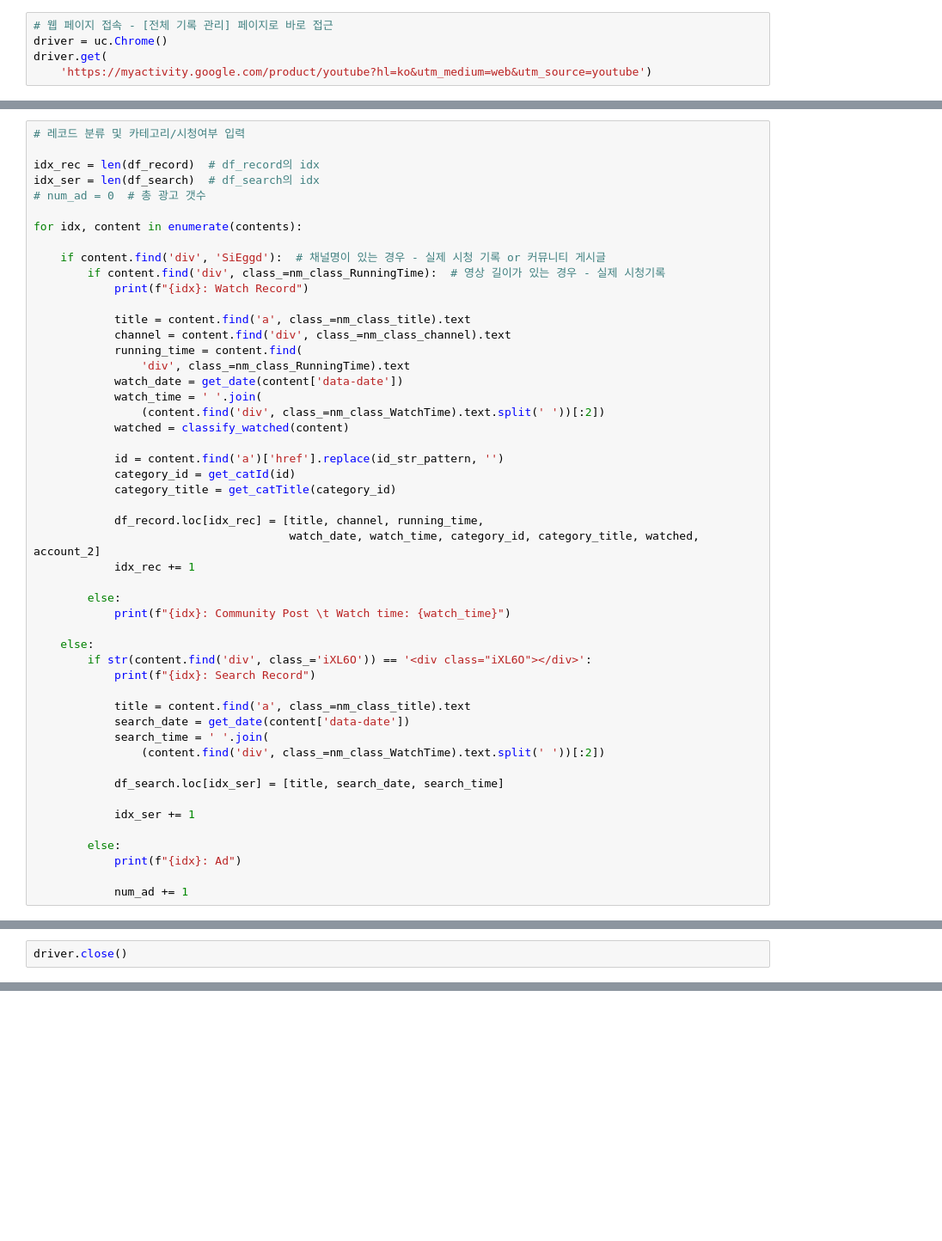
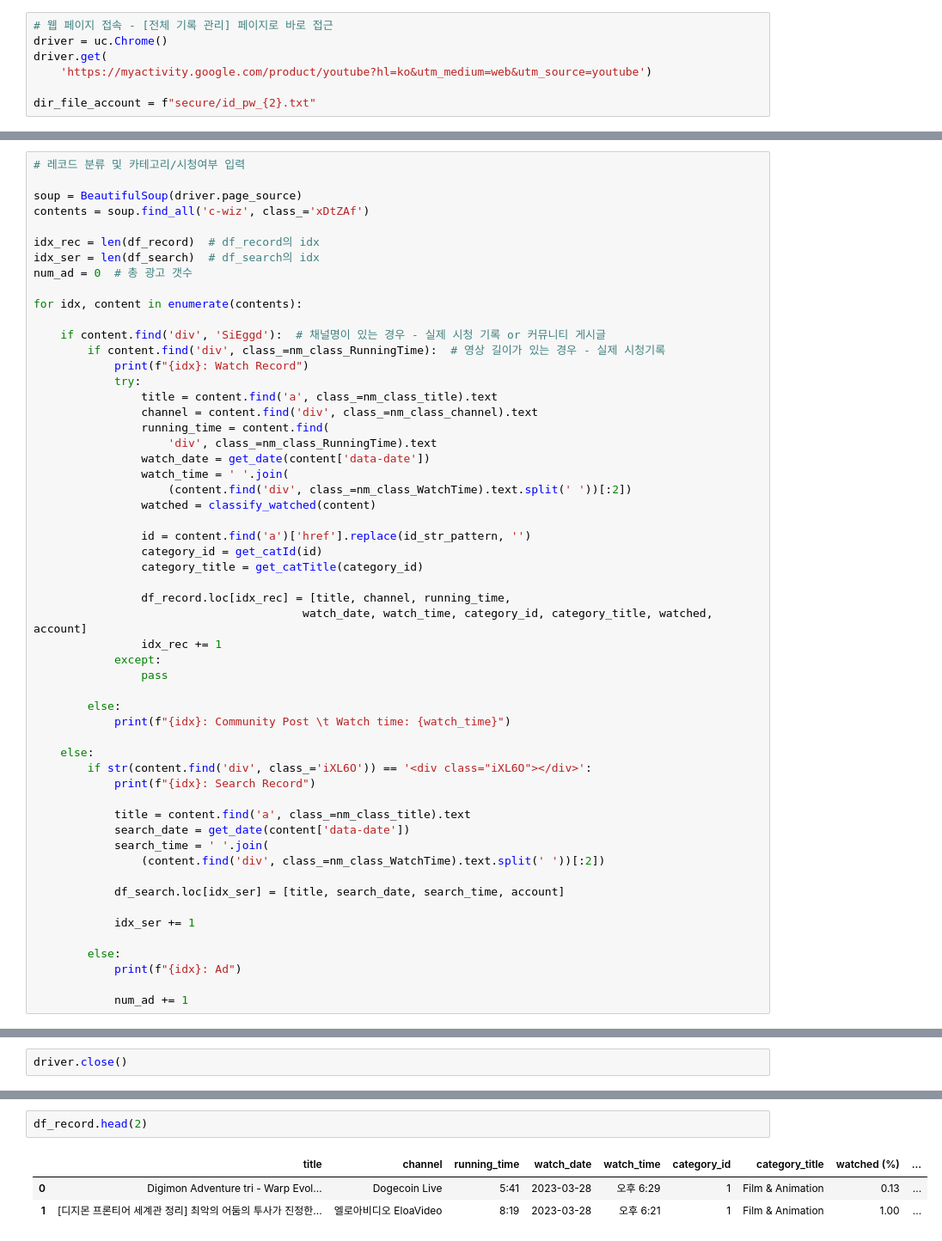
Before and after one commit to Jhwan-adV/side1_youtube, a Jupyter notebook: 001_Initial_Watch_Records.ipynb, the cells around one changed output, grey strips where cells are left out. Shown at 86% size. Cells and saved outputs as stored; diff of their text form; blank space fills up the shorter version.

```diff
--- a/001_Initial_Watch_Records.ipynb
+++ b/001_Initial_Watch_Records.ipynb
@@ -32,3 +29,5 @@ from bs4 import BeautifulSoup
 driver = uc.Chrome()
 driver.get(
     'https://myactivity.google.com/product/youtube?hl=ko&utm_medium=web&utm_source=youtube')
+
+dir_file_account = f"secure/id_pw_{2}.txt"
@@ -348,32 +352,37 @@ len(contents)
 # %%
 # 레코드 분류 및 카테고리/시청여부 입력
 
+soup = BeautifulSoup(driver.page_source)
+contents = soup.find_all('c-wiz', class_='xDtZAf')
+
 idx_rec = len(df_record)  # df_record의 idx
 idx_ser = len(df_search)  # df_search의 idx
-# num_ad = 0  # 총 광고 갯수
+num_ad = 0  # 총 광고 갯수
 
 for idx, content in enumerate(contents):
 
     if content.find('div', 'SiEggd'):  # 채널명이 있는 경우 - 실제 시청 기록 or 커뮤니티 게시글
         if content.find('div', class_=nm_class_RunningTime):  # 영상 길이가 있는 경우 - 실제 시청기록
             print(f"{idx}: Watch Record")
+            try:
+                title = content.find('a', class_=nm_class_title).text
+                channel = content.find('div', class_=nm_class_channel).text
+                running_time = content.find(
+                    'div', class_=nm_class_RunningTime).text
+                watch_date = get_date(content['data-date'])
+                watch_time = ' '.join(
+                    (content.find('div', class_=nm_class_WatchTime).text.split(' '))[:2])
+                watched = classify_watched(content)
 
-            title = content.find('a', class_=nm_class_title).text
-            channel = content.find('div', class_=nm_class_channel).text
-            running_time = content.find(
-                'div', class_=nm_class_RunningTime).text
-            watch_date = get_date(content['data-date'])
-            watch_time = ' '.join(
-                (content.find('div', class_=nm_class_WatchTime).text.split(' '))[:2])
-            watched = classify_watched(content)
+                id = content.find('a')['href'].replace(id_str_pattern, '')
+                category_id = get_catId(id)
+                category_title = get_catTitle(category_id)
 
-            id = content.find('a')['href'].replace(id_str_pattern, '')
-            category_id = get_catId(id)
-            category_title = get_catTitle(category_id)
-
-            df_record.loc[idx_rec] = [title, channel, running_time,
-                                      watch_date, watch_time, category_id, category_title, watched, account_2]
-            idx_rec += 1
+                df_record.loc[idx_rec] = [title, channel, running_time,
+                                        watch_date, watch_time, category_id, category_title, watched, account]
+                idx_rec += 1
+            except:
+                pass
 
         else:
             print(f"{idx}: Community Post \t Watch time: {watch_time}")
@@ -387,7 +396,7 @@ for idx, content in enumerate(contents):
             search_time = ' '.join(
                 (content.find('div', class_=nm_class_WatchTime).text.split(' '))[:2])
 
-            df_search.loc[idx_ser] = [title, search_date, search_time]
+            df_search.loc[idx_ser] = [title, search_date, search_time, account]
 
             idx_ser += 1
 
@@ -426,0 +440,6 @@ driver.close()
+# %%
+df_record.head(2)
+# %% [output]
+|  | title | channel | running_time | watch_date | watch_time | category_id | category_title | watched (%) | ... |
+| 0 | Digimon Adventure tri - Warp Evol... | Dogecoin Live | 5:41 | 2023-03-28 | 오후 6:29 | 1 | Film & Animation | 0.13 | ... |
+| 1 | [디지몬 프론티어 세계관 정리] 최악의 어둠의 투사가 진정한... | 엘로아비디오 EloaVideo | 8:19 | 2023-03-28 | 오후 6:21 | 1 | Film & Animation | 1.00 | ... |
```
Also changed, not shown: parts of 58 cells of this notebook.
